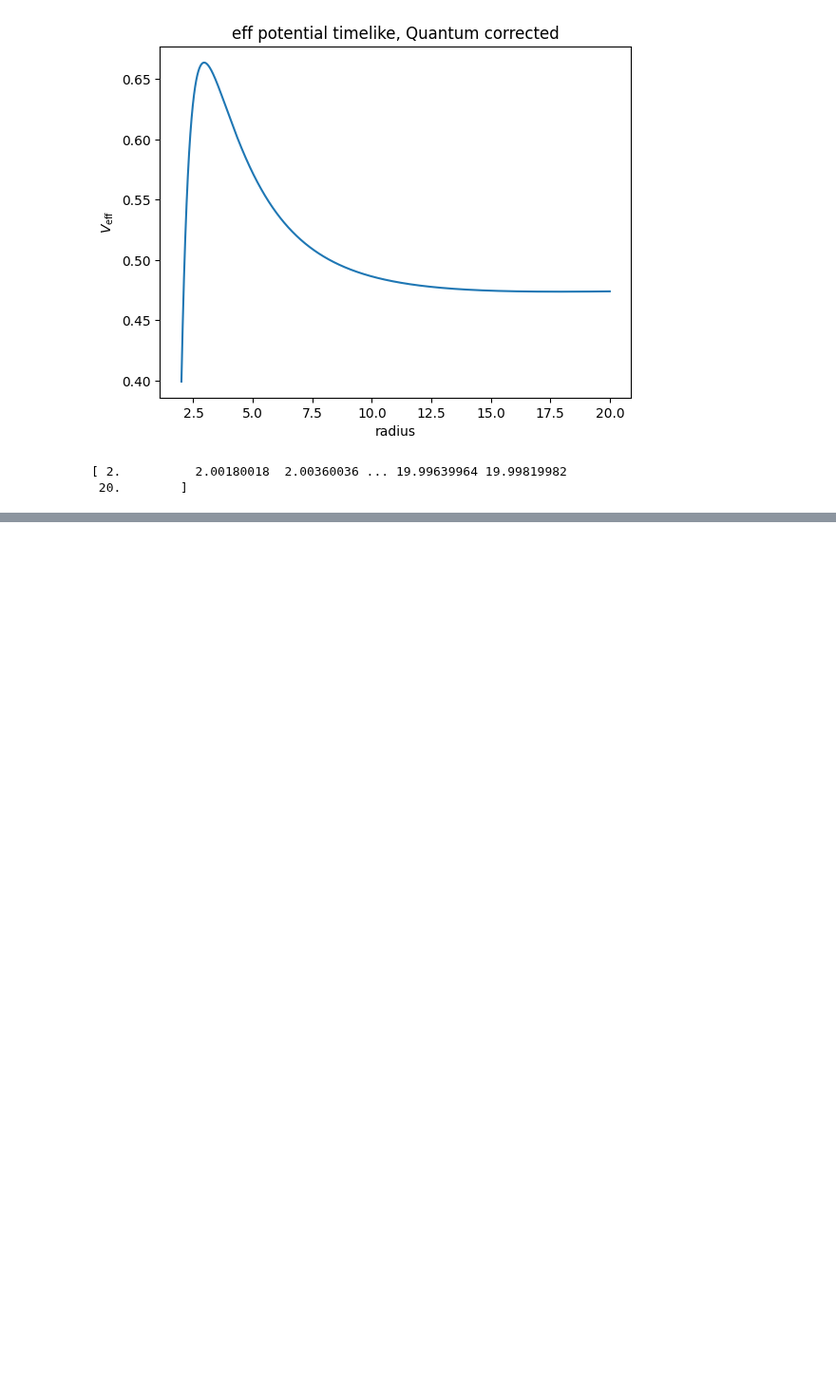
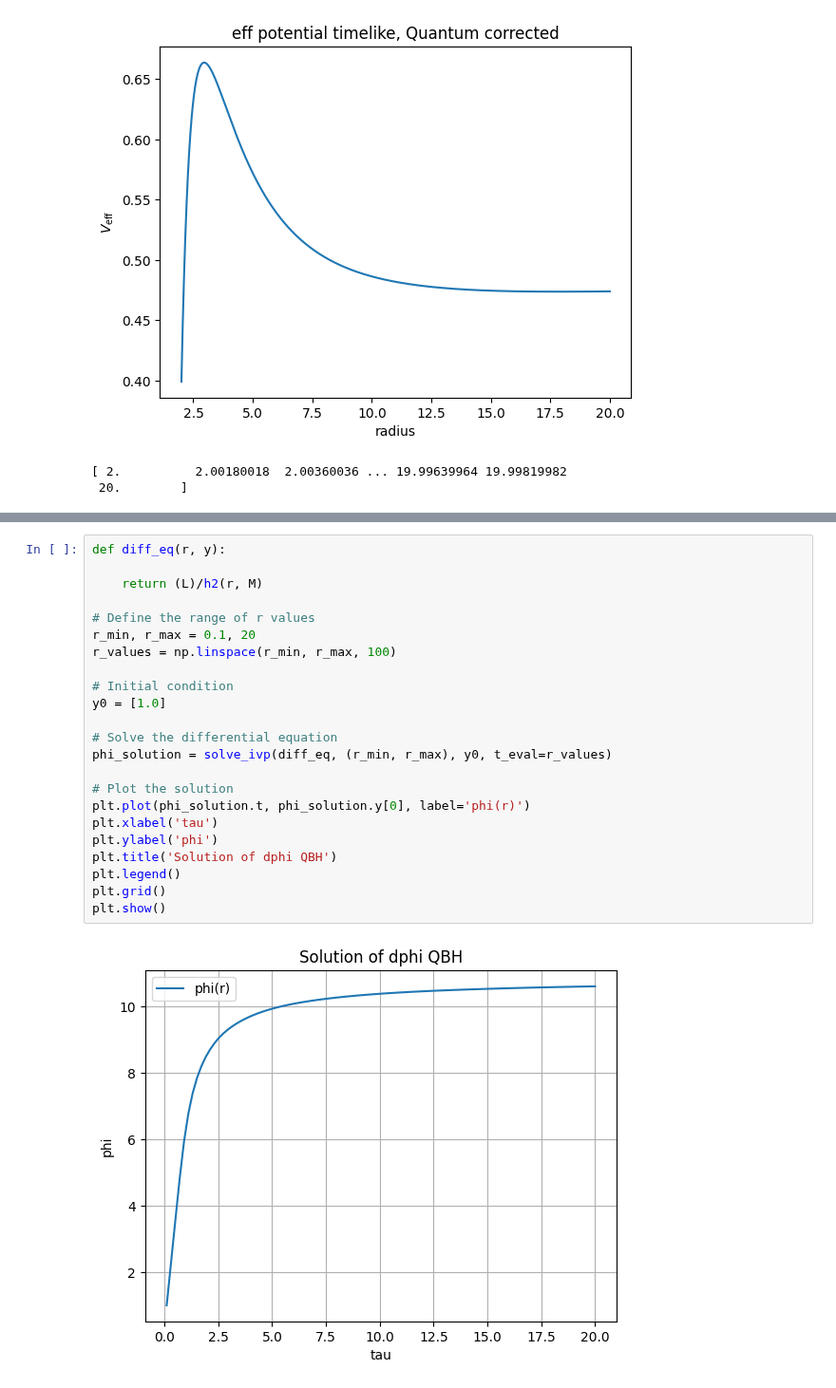
Before and after one commit to AdamSmithOrlik/quantum-black-holes, a Jupyter notebook: darius/research.ipynb, the cells around one changed output, grey strips where cells are left out. Shown at 95% size. Saved outputs shown, nothing was run; the diff lists cells and outputs as text; blank space fills up the shorter version.

```diff
--- a/darius/research.ipynb
+++ b/darius/research.ipynb
@@ -620,0 +749,25 @@ def eq_of_motion(lamda, y, params, epsilon=0):
+# %%
+def diff_eq(r, y):
+
+    return (L)/h2(r, M)
+
+# Define the range of r values
+r_min, r_max = 0.1, 20
+r_values = np.linspace(r_min, r_max, 100)
+
+# Initial condition
+y0 = [1.0]
+
+# Solve the differential equation
+phi_solution = solve_ivp(diff_eq, (r_min, r_max), y0, t_eval=r_values)
+
+# Plot the solution
+plt.plot(phi_solution.t, phi_solution.y[0], label='phi(r)')
+plt.xlabel('tau')
+plt.ylabel('phi')
+plt.title('Solution of dphi QBH')
+plt.legend()
+plt.grid()
+plt.show()
+# %% [output]
+[figure, added]
```
Also changed, not shown: parts of 12 cells of this notebook.
